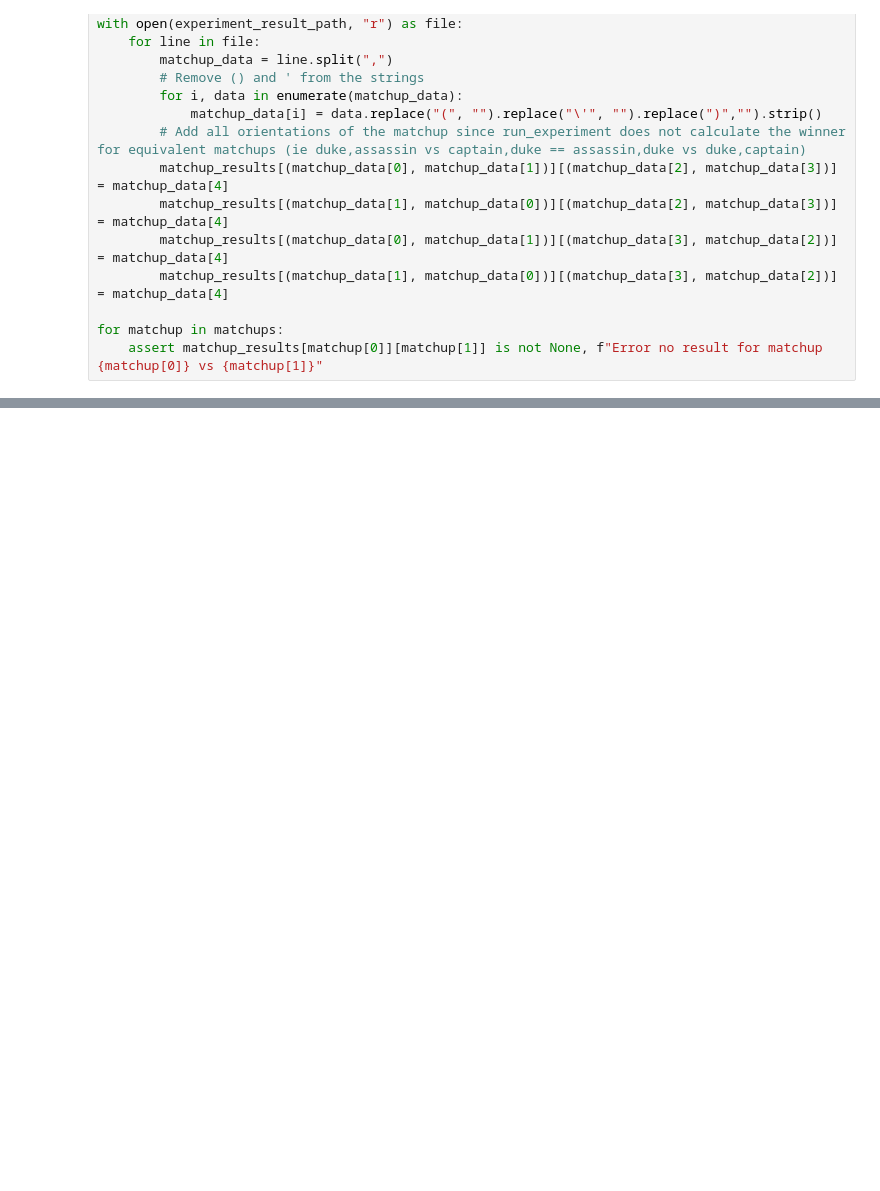
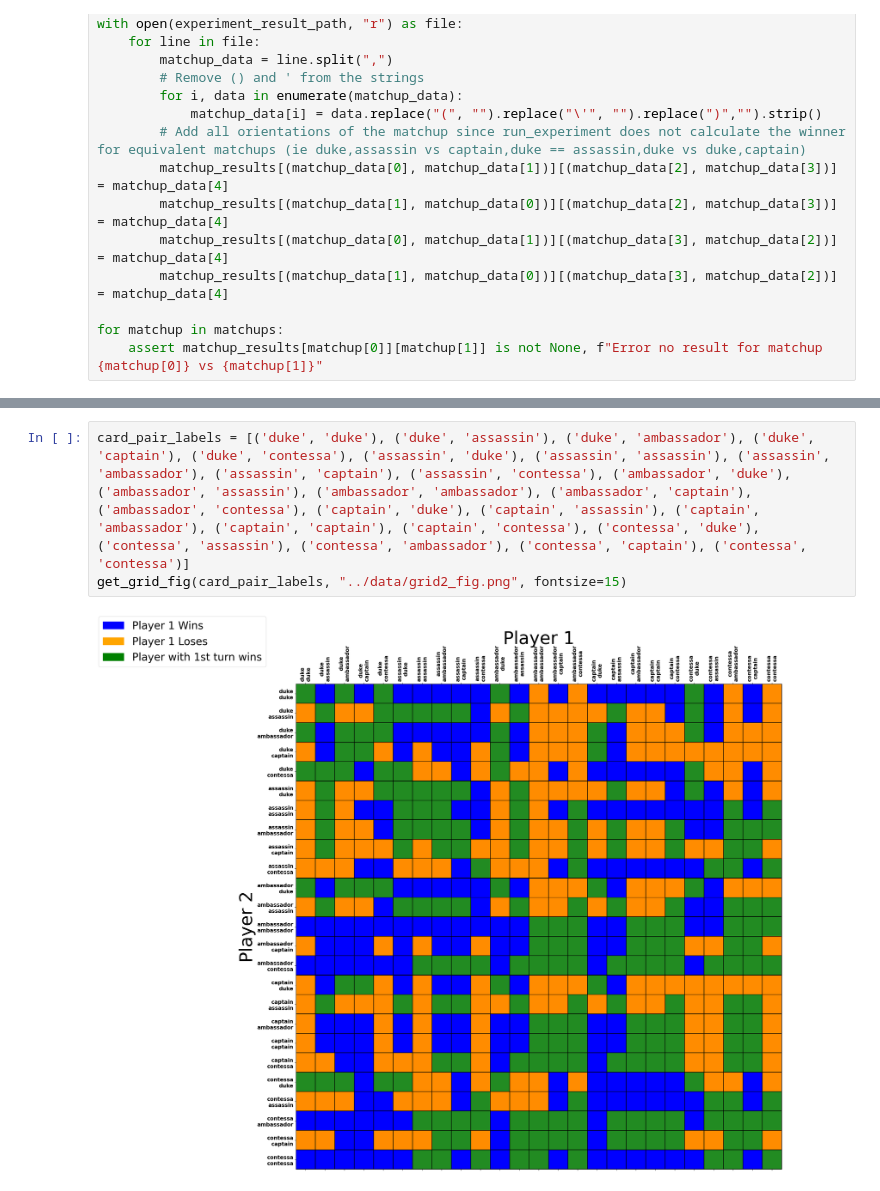
Before and after one commit to matthewScohen/coup_endgame_solving, a Jupyter notebook: src/results.ipynb, the cells around one changed output, grey strips where cells are left out. Saved outputs shown, nothing was run; the diff lists cells and outputs as text; blank space fills up the shorter version.

```diff
--- a/src/results.ipynb
+++ b/src/results.ipynb
@@ -53,0 +113,5 @@ with open('../data/graph.csv', 'w') as file:
+# %%
+card_pair_labels = [('duke', 'duke'), ('duke', 'assassin'), ('duke', 'ambassador'), ('duke', 'captain'), ('duke', 'contessa'), ('assassin', 'duke'), ('assassin', 'assassin'), ('assassin', 'ambassador'), ('assassin', 'captain'), ('assassin', 'contessa'), ('ambassador', 'duke'), ('ambassador', 'assassin'), ('ambassador', 'ambassador'), ('ambassador', 'captain'), ('ambassador', 'contessa'), ('captain', 'duke'), ('captain', 'assassin'), ('captain', 'ambassador'), ('captain', 'captain'), ('captain', 'contessa'), ('contessa', 'duke'), ('contessa', 'assassin'), ('contessa', 'ambassador'), ('contessa', 'captain'), ('contessa', 'contessa')]
+get_grid_fig(card_pair_labels, "../data/grid2_fig.png", fontsize=15)
+# %% [output]
+[figure, added]
```
Also changed, not shown: parts of 8 cells of this notebook, 3 other files.
